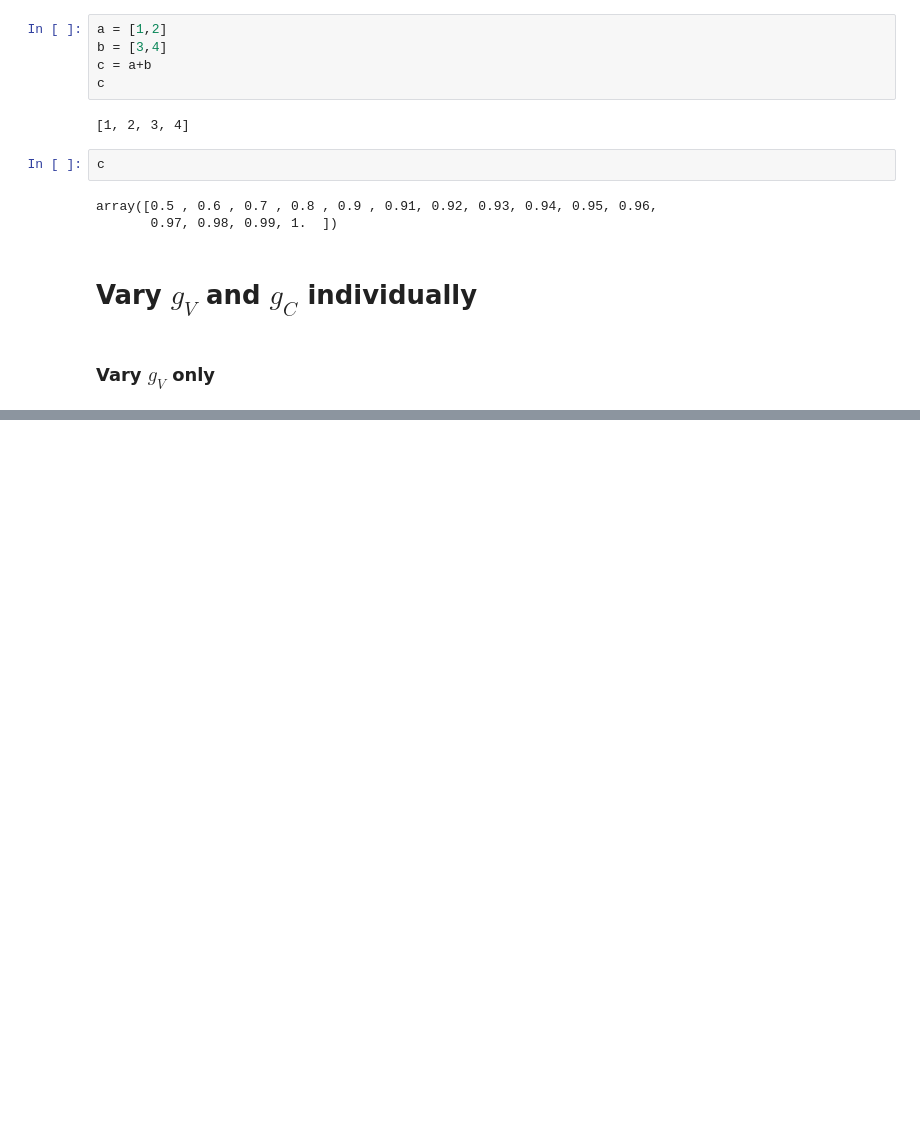
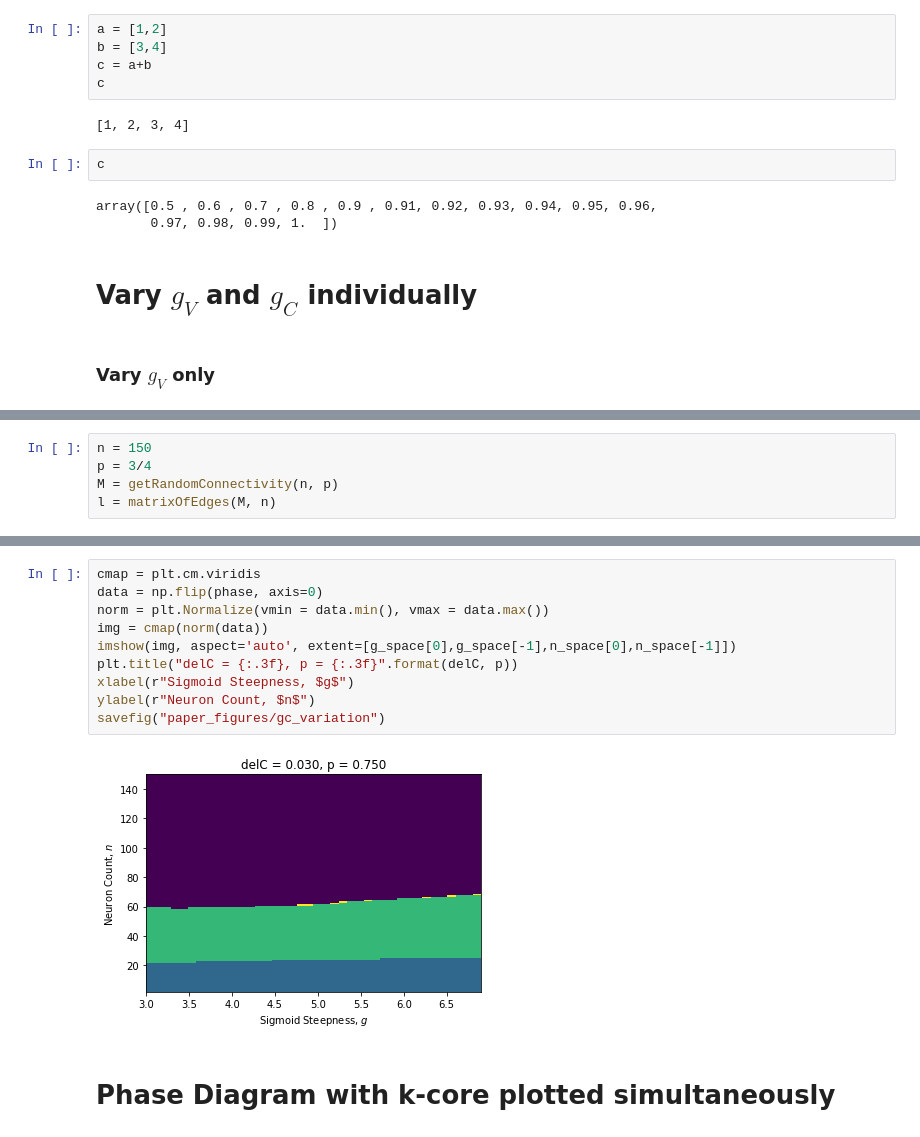
Before and after one commit to mbibireata/Networks, a Jupyter notebook: Rhythmogenesis.ipynb, the cells around one changed output, grey strips where cells are left out. Saved outputs shown, nothing was run; the diff lists cells and outputs as text; blank space fills up the shorter version.

```diff
--- a/Rhythmogenesis.ipynb
+++ b/Rhythmogenesis.ipynb
@@ -2584,0 +2657,5 @@ ylabel(r"Neuron Count, $n$")
+# %%
+n = 150
+p = 3/4
+M = getRandomConnectivity(n, p)
+l = matrixOfEdges(M, n)
@@ -2584,0 +2756,14 @@ ylabel(r"Neuron Count, $n$")
+# %%
+cmap = plt.cm.viridis
+data = np.flip(phase, axis=0)
+norm = plt.Normalize(vmin = data.min(), vmax = data.max())
+img = cmap(norm(data))
+imshow(img, aspect='auto', extent=[g_space[0],g_space[-1],n_space[0],n_space[-1]])
+plt.title("delC = {:.3f}, p = {:.3f}".format(delC, p))
+xlabel(r"Sigmoid Steepness, $g$")
+ylabel(r"Neuron Count, $n$")
+savefig("paper_figures/gc_variation")
+# %% [output]
+[figure, added]
+# %% [markdown]
+# Phase Diagram with k-core plotted simultaneously
```
Also changed, not shown: parts of 15 cells of this notebook.
